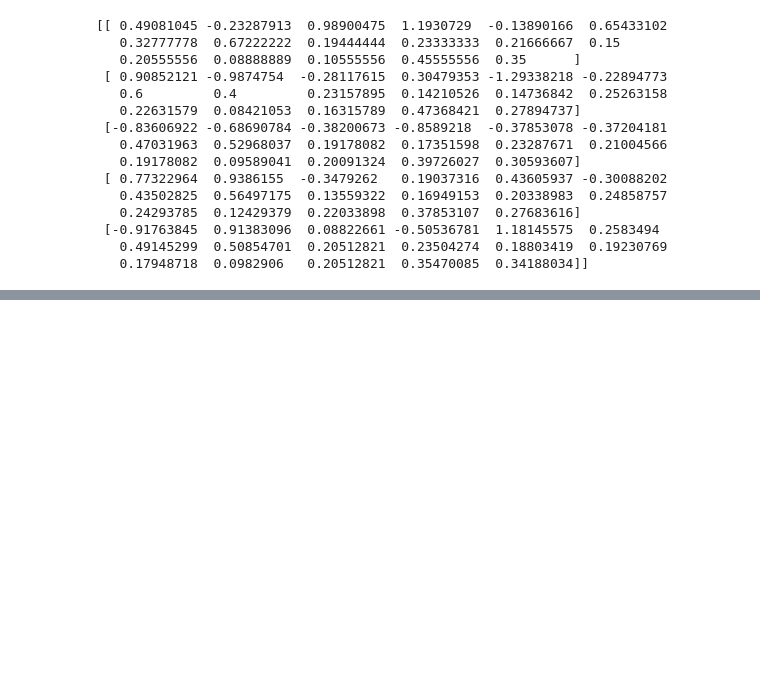
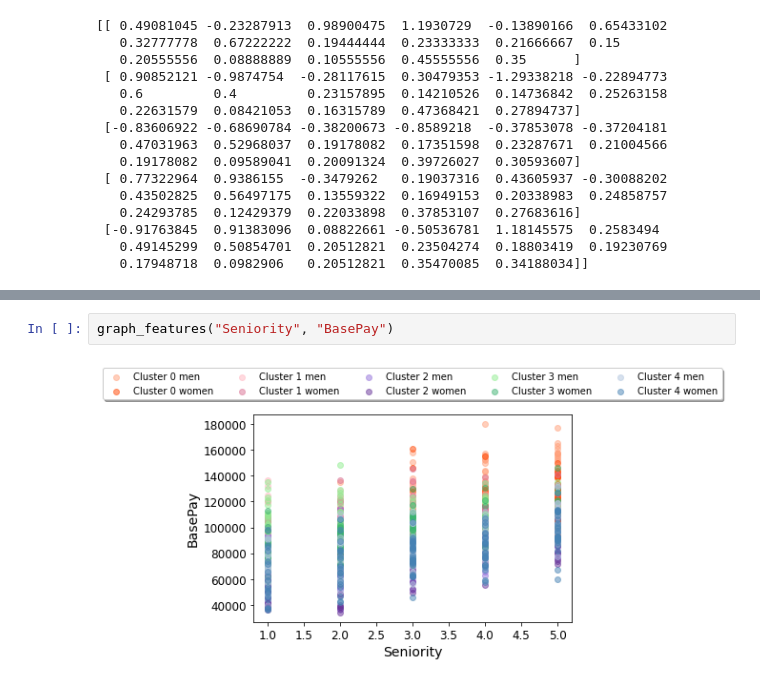
Before and after one commit to parulgo7/GHH22_EmployeeEmpowerment, a Jupyter notebook: GirlsHooCodeHackathonProject.ipynb, the cells around one changed output, grey strips where cells are left out. Saved outputs shown, nothing was run; the diff lists cells and outputs as text; blank space fills up the shorter version.

```diff
--- a/GirlsHooCodeHackathonProject.ipynb
+++ b/GirlsHooCodeHackathonProject.ipynb
@@ -389,0 +404,4 @@ Bonus        6188.888889         1379.881955
+# %%
+graph_features("Seniority", "BasePay")
+# %% [output]
+[figure, added]
```
Also changed, not shown: parts of 7 cells of this notebook.
